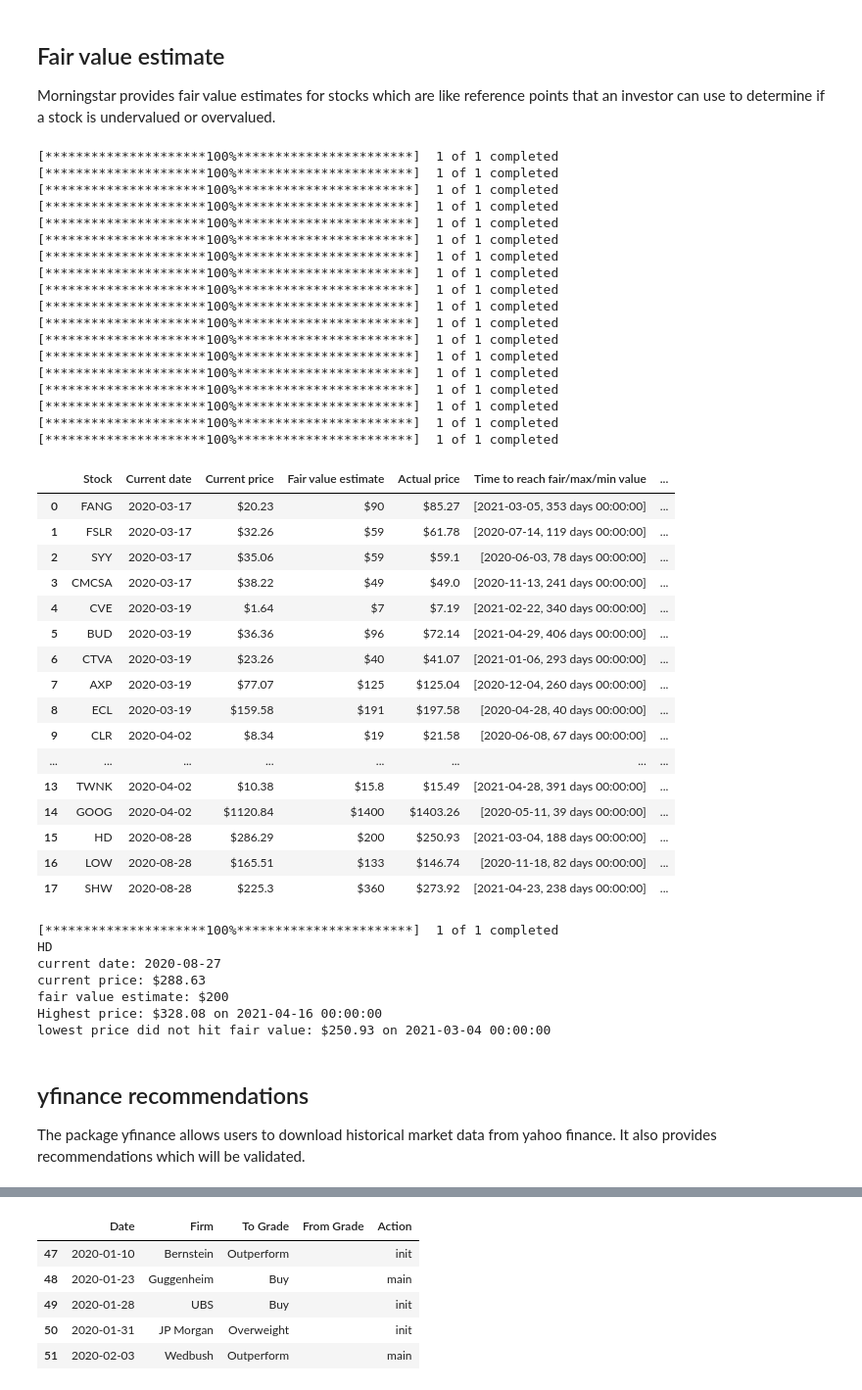
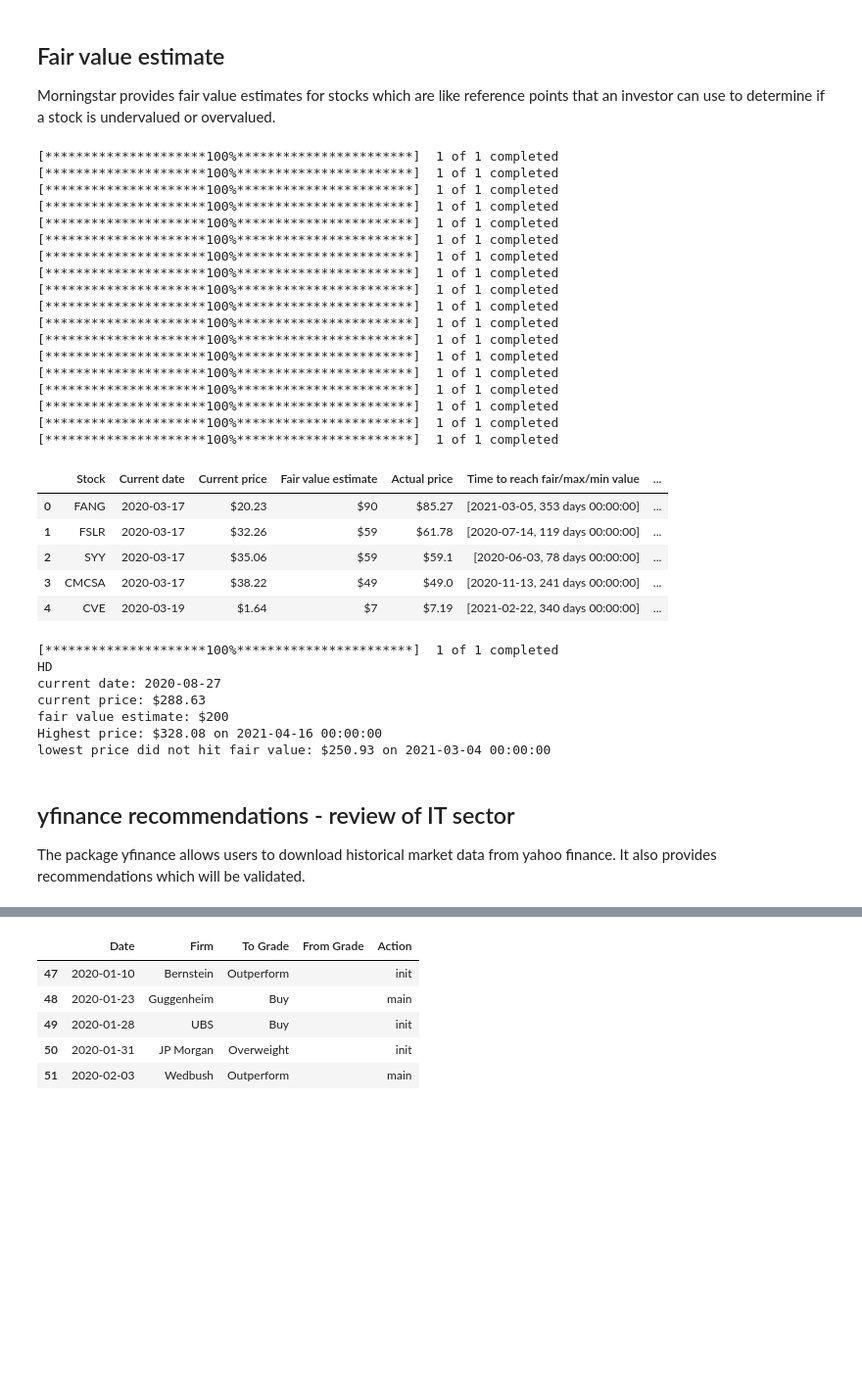
Before and after one commit to holyminer/NUS-DSS, a Jupyter notebook: notebooks/Stock market analysis during the Covid-19 pandemic.ipynb, the cells around one changed output, grey strips where cells are left out. Shown at 98% size. Saved outputs shown, nothing was run; the diff lists cells and outputs as text; code cells hidden in the pictures; blank space fills up the shorter version.

```diff
--- a/notebooks/Stock market analysis during the Covid-19 pandemic.ipynb
+++ b/notebooks/Stock market analysis during the Covid-19 pandemic.ipynb
@@ -41,14 +44,21 @@ recover_df = pd.DataFrame(columns = col)
 #function that takes in stock ticker symbol and returns pre covid stock price which is defined as the highest price of the stock
 #between Jan-Feb 2020, the earliest date that the stock hits or surpasses pre-covid level and the price.
 def recover(stock):
+    data = yf.download(stock, start="2020-01-02", end="2021-04-30", interval="1d")
+    data = data.reset_index()
     index = int(data[data['Date'] == '2020-02-28'].index.values) #index for last date of trading in feb 2020
-    pre_covid = round(max(data[stock]['Close'].iloc[:index]),2)
+    pre_covid = round(max(data['Close'].iloc[:index]),2)
     for i in range(index+1,len(data)):
-        if data[stock]['Close'].iloc[i]>= pre_covid:
+        if data['Close'].iloc[i]>= pre_covid:
             date = data['Date'].iloc[i].date()
-            price = round(data[stock]['Close'].iloc[i],2)
+            price = round(data['Close'].iloc[i],2)
             break
-    df = pd.Series([stock,pre_covid,date,price],index = col)
+    try:
+        df = pd.Series([stock,pre_covid,date,price],index = col)
+    except:
+        price = round(max(data['Close'].iloc[index+1:]),2)
+        date = data['Date'].iloc[int(data[data['Close']==max(data['Close'].iloc[index+1:])].index.values)].date()
+        df = pd.Series([stock,pre_covid,date,price],index = col)
     global recover_df
     recover_df = recover_df.append(df, ignore_index = True)
 
@@ -152,45 +164,34 @@ stocks = ['HD', 'LOW', 'SHW']
 date = '2020-08-28'
 fair_value = [200, 133, 360]
 stock_dict = {'stocks':['HD', 'LOW', 'SHW'], 'date':'2020-08-28', 'fair_value':[200, 133, 360]}
 morningstar(stocks, date, fair_value)
 
-fairvalue_df
+fairvalue_df.head()
 # %% [output]
 [*********************100%***********************]  1 of 1 completed
 [*********************100%***********************]  1 of 1 completed
 [*********************100%***********************]  1 of 1 completed
 [*********************100%***********************]  1 of 1 completed
 [*********************100%***********************]  1 of 1 completed
 [*********************100%***********************]  1 of 1 completed
 [*********************100%***********************]  1 of 1 completed
 [*********************100%***********************]  1 of 1 completed
 [*********************100%***********************]  1 of 1 completed
 [*********************100%***********************]  1 of 1 completed
 [*********************100%***********************]  1 of 1 completed
 [*********************100%***********************]  1 of 1 completed
 [*********************100%***********************]  1 of 1 completed
 [*********************100%***********************]  1 of 1 completed
 [*********************100%***********************]  1 of 1 completed
 [*********************100%***********************]  1 of 1 completed
 [*********************100%***********************]  1 of 1 completed
 [*********************100%***********************]  1 of 1 completed
 |  | Stock | Current date | Current price | Fair value estimate | Actual price | Time to reach fair/max/min value | ... |
 | 0 | FANG | 2020-03-17 | $20.23 | $90 | $85.27 | [2021-03-05, 353 days 00:00:00] | ... |
 | 1 | FSLR | 2020-03-17 | $32.26 | $59 | $61.78 | [2020-07-14, 119 days 00:00:00] | ... |
 | 2 | SYY | 2020-03-17 | $35.06 | $59 | $59.1 | [2020-06-03, 78 days 00:00:00] | ... |
 | 3 | CMCSA | 2020-03-17 | $38.22 | $49 | $49.0 | [2020-11-13, 241 days 00:00:00] | ... |
 | 4 | CVE | 2020-03-19 | $1.64 | $7 | $7.19 | [2021-02-22, 340 days 00:00:00] | ... |
-| 5 | BUD | 2020-03-19 | $36.36 | $96 | $72.14 | [2021-04-29, 406 days 00:00:00] | ... |
-| 6 | CTVA | 2020-03-19 | $23.26 | $40 | $41.07 | [2021-01-06, 293 days 00:00:00] | ... |
-| 7 | AXP | 2020-03-19 | $77.07 | $125 | $125.04 | [2020-12-04, 260 days 00:00:00] | ... |
-| 8 | ECL | 2020-03-19 | $159.58 | $191 | $197.58 | [2020-04-28, 40 days 00:00:00] | ... |
-| 9 | CLR | 2020-04-02 | $8.34 | $19 | $21.58 | [2020-06-08, 67 days 00:00:00] | ... |
-| ... | ... | ... | ... | ... | ... | ... | ... |
-| 13 | TWNK | 2020-04-02 | $10.38 | $15.8 | $15.49 | [2021-04-28, 391 days 00:00:00] | ... |
-| 14 | GOOG | 2020-04-02 | $1120.84 | $1400 | $1403.26 | [2020-05-11, 39 days 00:00:00] | ... |
-| 15 | HD | 2020-08-28 | $286.29 | $200 | $250.93 | [2021-03-04, 188 days 00:00:00] | ... |
-| 16 | LOW | 2020-08-28 | $165.51 | $133 | $146.74 | [2020-11-18, 82 days 00:00:00] | ... |
-| 17 | SHW | 2020-08-28 | $225.3 | $360 | $273.92 | [2021-04-23, 238 days 00:00:00] | ... |
 # %%
 fairvalue('HD', 200, '2020-08-27' )
 # %% [output]
@@ -202,6 +203,6 @@ fair value estimate: $200
 Highest price: $328.08 on 2021-04-16 00:00:00
 lowest price did not hit fair value: $250.93 on 2021-03-04 00:00:00
 # %% [markdown]
-## yfinance recommendations
+## yfinance recommendations - review of IT sector
 The package yfinance allows users to download historical market data from yahoo finance. It also provides recommendations which will be validated.
 # %%
```
Also changed, not shown: parts of 18 cells of this notebook.
